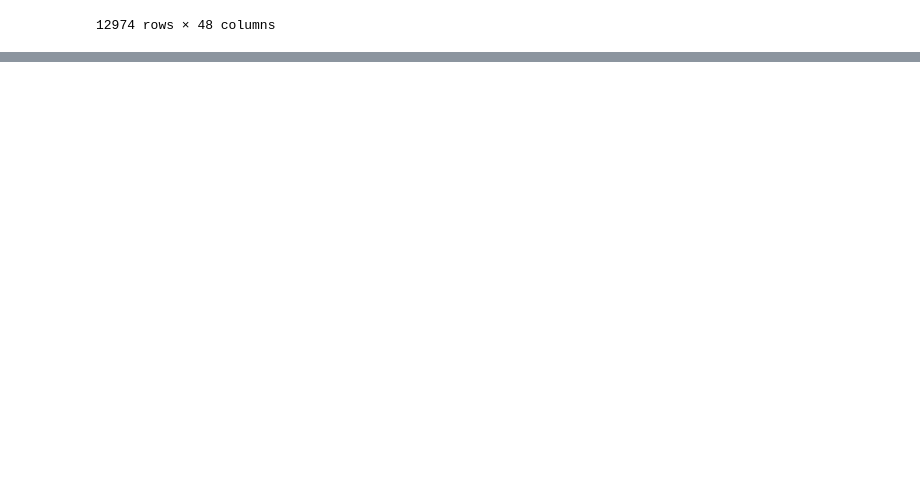
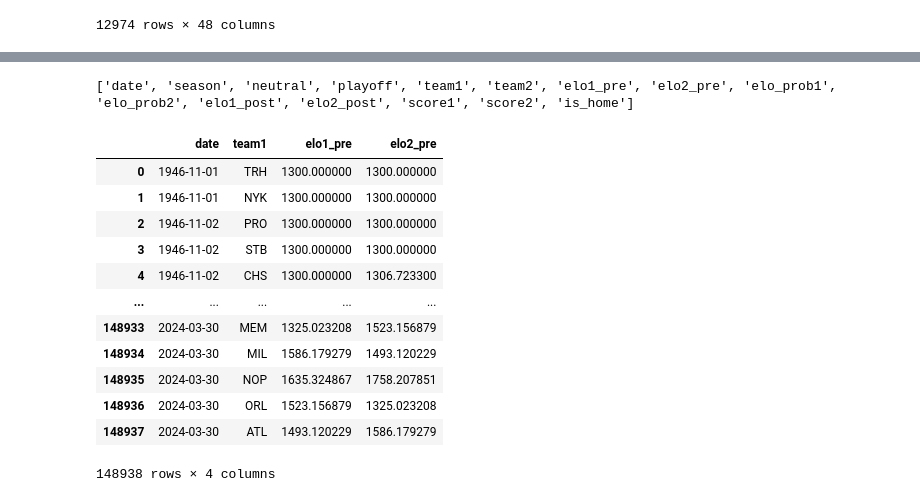
Before and after one commit to ddesangesl/PA-NBA, a Jupyter notebook: src/flat_dataset.ipynb, the cells around one changed output, grey strips where cells are left out. Saved outputs shown, nothing was run; the diff lists cells and outputs as text; code cells hidden in the pictures; blank space fills up the shorter version.

```diff
--- a/src/flat_dataset.ipynb
+++ b/src/flat_dataset.ipynb
@@ -98,0 +118,25 @@ df_stat_flatten.to_csv('../dataset/df_stat_flatten.csv', index=False)
+# %%
+columns_list = nba_elo_copy.columns.tolist()
+
+print(columns_list)
+# %% [output]
+['date', 'season', 'neutral', 'playoff', 'team1', 'team2', 'elo1_pre', 'elo2_pre', 'elo_prob1', 'elo_prob2', 'elo1_post', 'elo2_post', 'score1', 'score2', 'is_home']
+# %%
+columns_to_drop = ['season',  'neutral', 'playoff', 'team2', 'elo_prob1', 'elo_prob2', 'elo1_post', 'elo2_post', 'score1', 'score2', 'is_home']  # Liste des noms des colonnes à supprimer
+nba_elo_copy_drop= nba_elo_copy.drop(columns=columns_to_drop)
+# %%
+nba_elo_copy_drop
+# %% [output]
+|  | date | team1 | elo1_pre | elo2_pre |
+| 0 | 1946-11-01 | TRH | 1300.000000 | 1300.000000 |
+| 1 | 1946-11-01 | NYK | 1300.000000 | 1300.000000 |
+| 2 | 1946-11-02 | PRO | 1300.000000 | 1300.000000 |
+| 3 | 1946-11-02 | STB | 1300.000000 | 1300.000000 |
+| 4 | 1946-11-02 | CHS | 1300.000000 | 1306.723300 |
+| ... | ... | ... | ... | ... |
+| 148933 | 2024-03-30 | MEM | 1325.023208 | 1523.156879 |
+| 148934 | 2024-03-30 | MIL | 1586.179279 | 1493.120229 |
+| 148935 | 2024-03-30 | NOP | 1635.324867 | 1758.207851 |
+| 148936 | 2024-03-30 | ORL | 1523.156879 | 1325.023208 |
+| 148937 | 2024-03-30 | ATL | 1493.120229 | 1586.179279 |
+148938 rows × 4 columns
```
Also changed, not shown: parts of 14 cells of this notebook, 4 other files.
